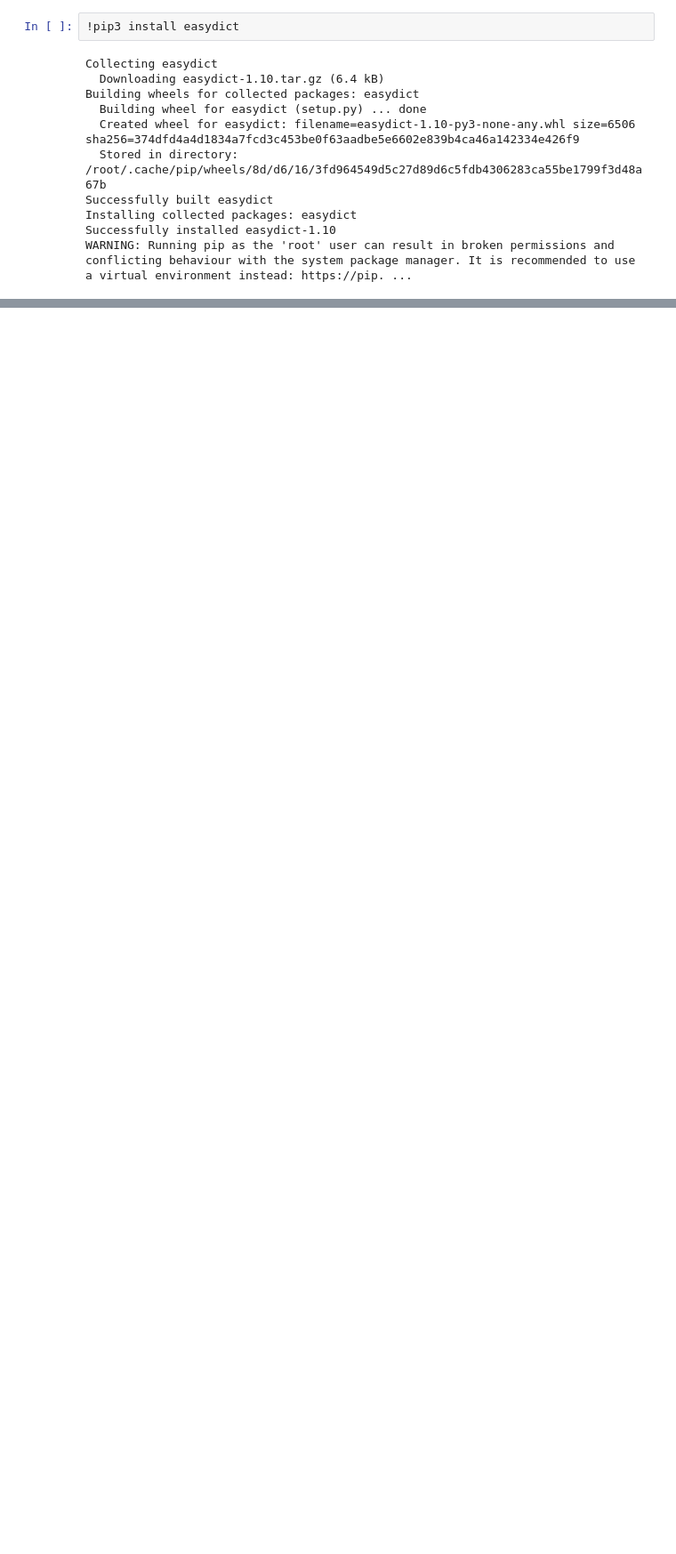
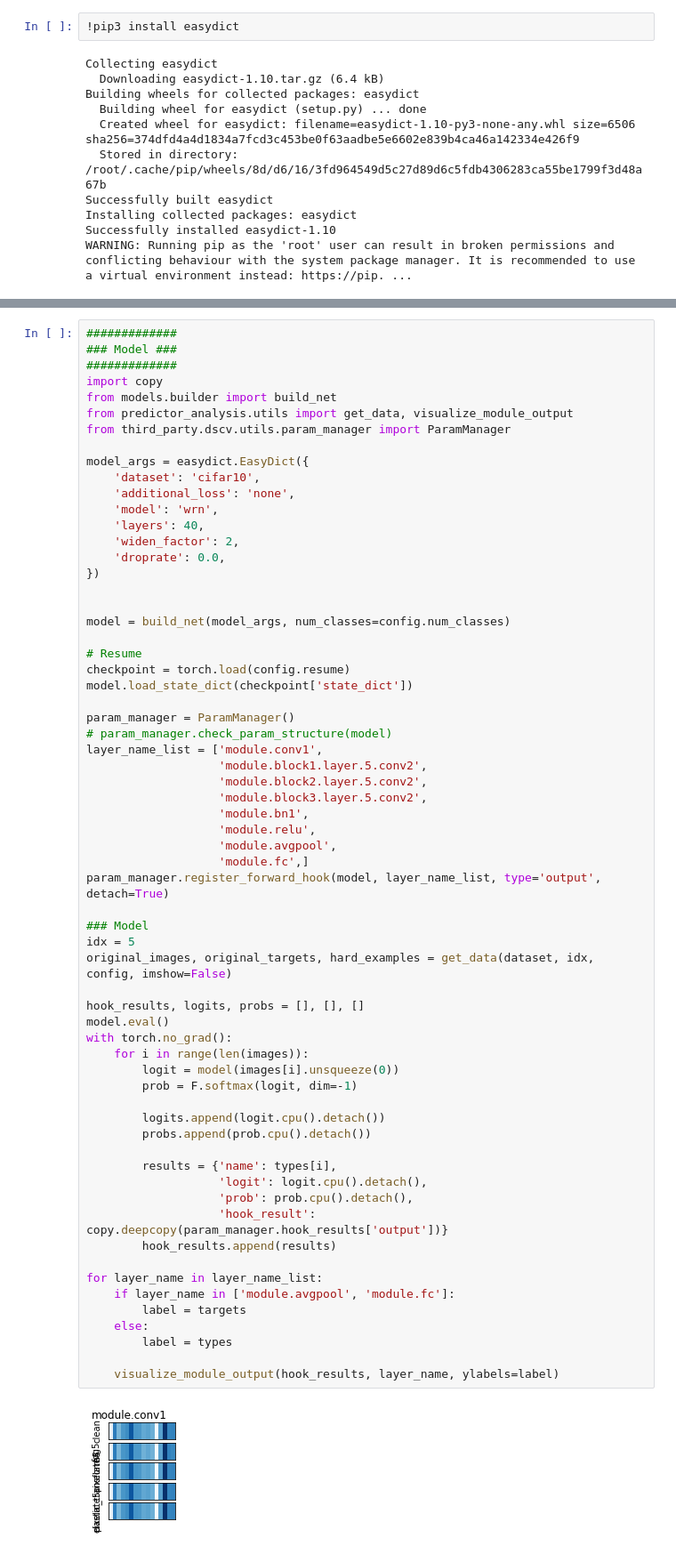
Before and after one commit to WoojuLee24/augmix, a Jupyter notebook: jupyter/cifar10_predictor_analysis.ipynb, the cells around one changed output, grey strips where cells are left out. Shown at 89% size. Drawn from its saved outputs; the diff is of its cells as text; blank space fills up the shorter version.

```diff
--- a/jupyter/cifar10_predictor_analysis.ipynb
+++ b/jupyter/cifar10_predictor_analysis.ipynb
@@ -102,0 +96,66 @@ key
+# %%
+#############
+### Model ###
+#############
+import copy
+from models.builder import build_net
+from predictor_analysis.utils import get_data, visualize_module_output
+from third_party.dscv.utils.param_manager import ParamManager
+
+model_args = easydict.EasyDict({
+    'dataset': 'cifar10',
+    'additional_loss': 'none',
+    'model': 'wrn',
+    'layers': 40,
+    'widen_factor': 2,
+    'droprate': 0.0,
+})
+
+
+model = build_net(model_args, num_classes=config.num_classes)
+
+# Resume
+checkpoint = torch.load(config.resume)
+model.load_state_dict(checkpoint['state_dict'])
+
+param_manager = ParamManager()
+# param_manager.check_param_structure(model)
+layer_name_list = ['module.conv1',
+                   'module.block1.layer.5.conv2',
+                   'module.block2.layer.5.conv2',
+                   'module.block3.layer.5.conv2',
+                   'module.bn1',
+                   'module.relu',
+                   'module.avgpool',
+                   'module.fc',]
+param_manager.register_forward_hook(model, layer_name_list, type='output', detach=True)
+
+### Model
+idx = 5
+original_images, original_targets, hard_examples = get_data(dataset, idx, config, imshow=False)
+
+hook_results, logits, probs = [], [], []
+model.eval()
+with torch.no_grad():
+    for i in range(len(images)):
+        logit = model(images[i].unsqueeze(0))
+        prob = F.softmax(logit, dim=-1)
+
+        logits.append(logit.cpu().detach())
+        probs.append(prob.cpu().detach())
+
+        results = {'name': types[i],
+                   'logit': logit.cpu().detach(),
+                   'prob': prob.cpu().detach(),
+                   'hook_result': copy.deepcopy(param_manager.hook_results['output'])}
+        hook_results.append(results)
+
+for layer_name in layer_name_list:
+    if layer_name in ['module.avgpool', 'module.fc']:
+        label = targets
+    else:
+        label = types
+
+    visualize_module_output(hook_results, layer_name, ylabels=label)
+# %% [output]
+[figure, added]
```
Also changed, not shown: parts of 6 cells of this notebook.
